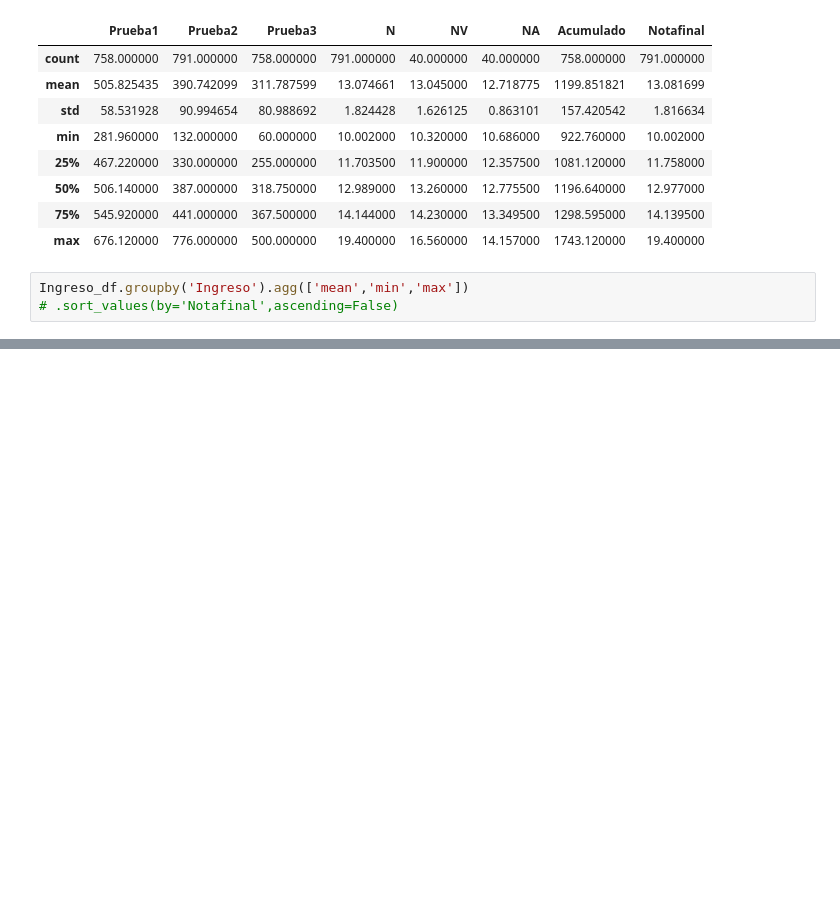
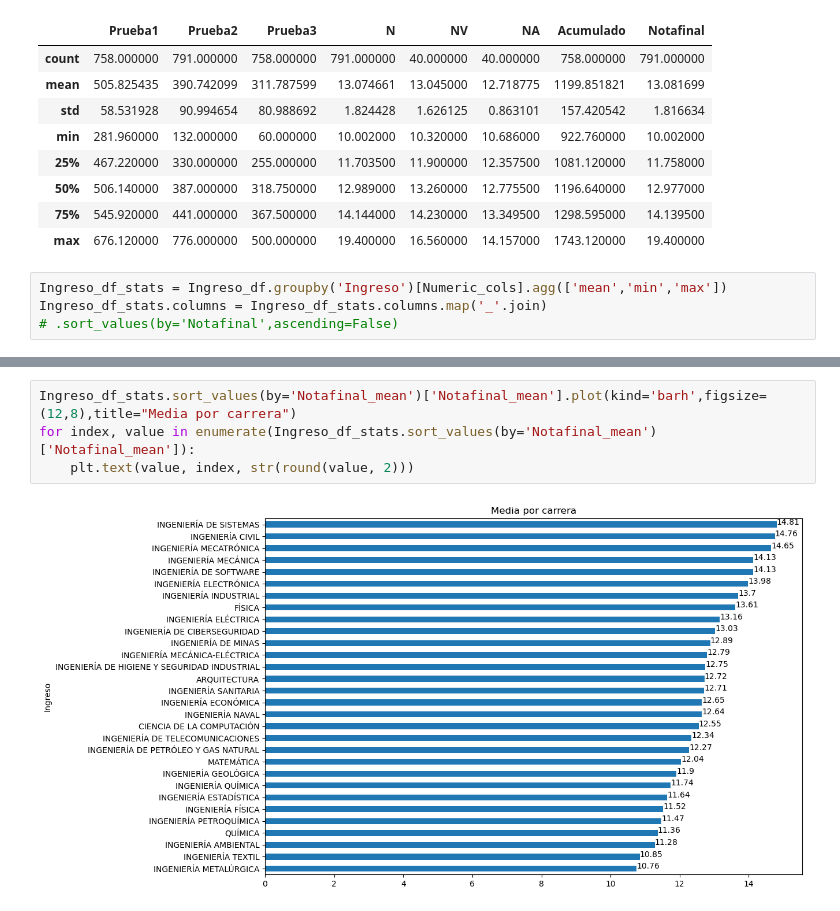
Before and after one commit to JBRICENO92/UNI_webScrapping, a Jupyter notebook: Santiago_Notebook.ipynb, the cells around one changed output, grey strips where cells are left out. Cells and saved outputs as stored; diff of their text form; blank space fills up the shorter version.

```diff
--- a/Santiago_Notebook.ipynb
+++ b/Santiago_Notebook.ipynb
@@ -110,5 +111,6 @@ Ingreso_df[Numeric_cols].describe()
 | 75% | 545.920000 | 441.000000 | 367.500000 | 14.144000 | 14.230000 | 13.349500 | 1298.595000 | 14.139500 |
 | max | 676.120000 | 776.000000 | 500.000000 | 19.400000 | 16.560000 | 14.157000 | 1743.120000 | 19.400000 |
 # %%
-Ingreso_df.groupby('Ingreso').agg(['mean','min','max'])
+Ingreso_df_stats = Ingreso_df.groupby('Ingreso')[Numeric_cols].agg(['mean','min','max'])
+Ingreso_df_stats.columns = Ingreso_df_stats.columns.map('_'.join)
 # .sort_values(by='Notafinal',ascending=False)
@@ -135,0 +139,6 @@ Ingreso_df.groupby('Ingreso').agg(['mean','min','max'])
+# %%
+Ingreso_df_stats.sort_values(by='Notafinal_mean')['Notafinal_mean'].plot(kind='barh',figsize=(12,8),title="Media por carrera")
+for index, value in enumerate(Ingreso_df_stats.sort_values(by='Notafinal_mean')['Notafinal_mean']):
+    plt.text(value, index, str(round(value, 2)))
+# %% [output]
+[figure, added]
```
Also changed, not shown: parts of 5 cells of this notebook.
